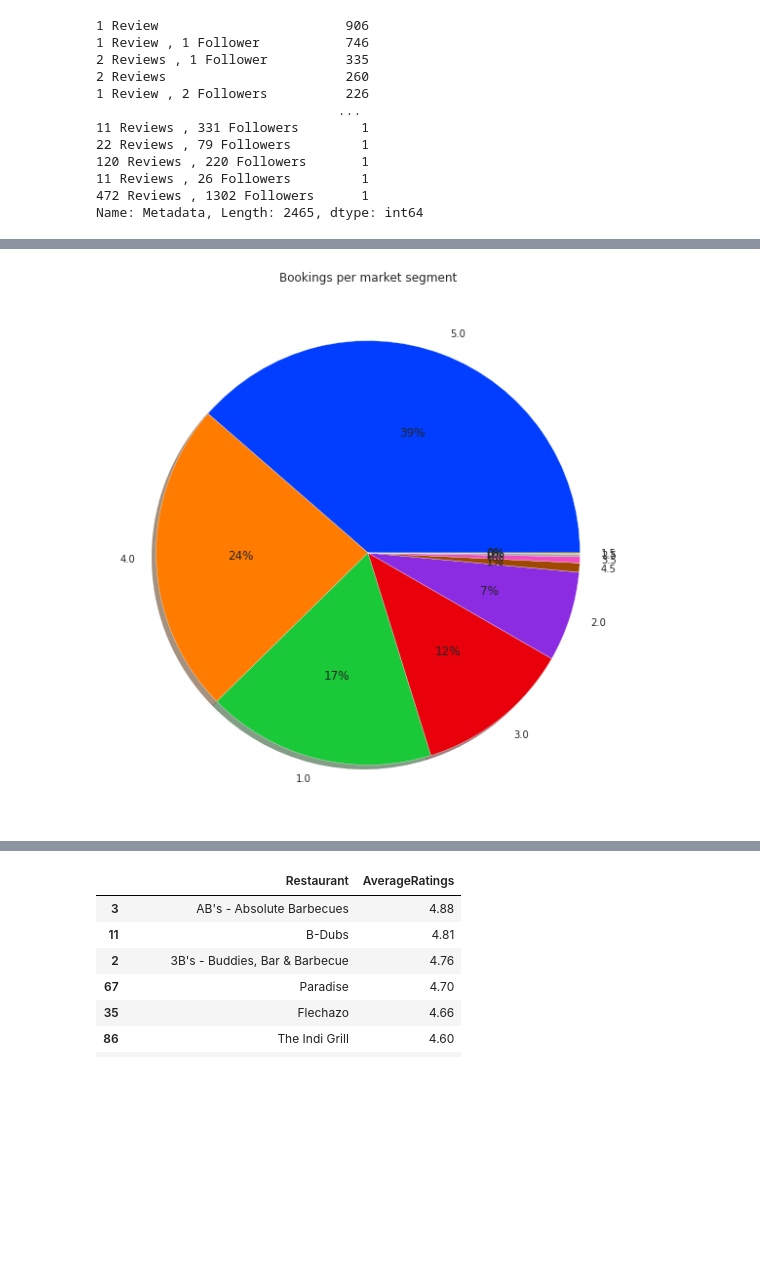
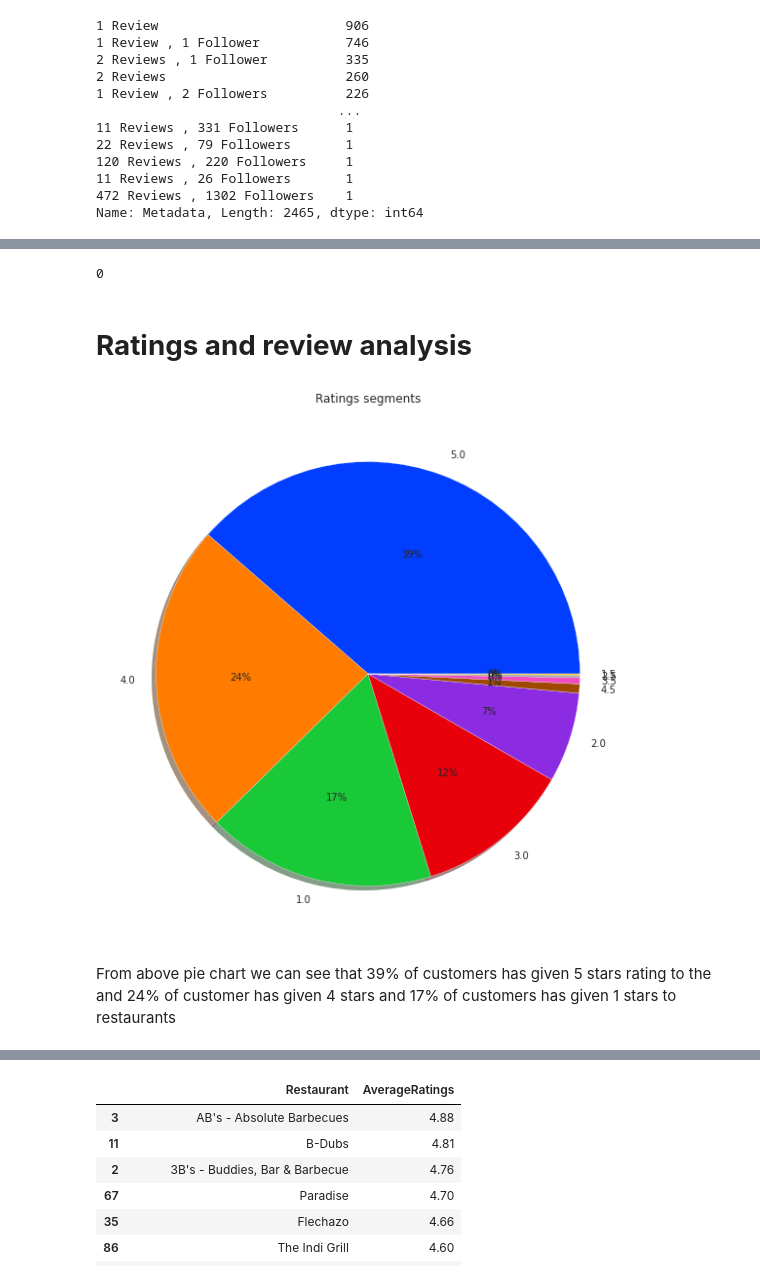
Before and after one commit to Ganeshwalimbe/ZOMATO-RESTAURANT-CLUSTERING-AND-SENTIMENT-ANALYSIS, a Jupyter notebook: Ganesh_Walimbe_Capstone_project_ZOMATO_RESTAURANT_CLUSTERING_AND_SENTIMENT_ANALYSIS.ipynb, the cells around one changed output, grey strips where cells are left out. Saved outputs shown, nothing was run; the diff lists cells and outputs as text; code cells hidden in the pictures; blank space fills up the shorter version.

Commit message:
Finishing Project

```diff
--- a/Ganesh_Walimbe_Capstone_project_ZOMATO_RESTAURANT_CLUSTERING_AND_SENTIMENT_ANALYSIS.ipynb
+++ b/Ganesh_Walimbe_Capstone_project_ZOMATO_RESTAURANT_CLUSTERING_AND_SENTIMENT_ANALYSIS.ipynb
@@ -61,6 +65,6 @@ Mounted at /content/drive
 # %%
 #importing dataset
-data=pd.read_csv('/content/drive/MyDrive/AlmaBetter /Capstone projects /Ganesh Walimbe -capstone project -Company classification/ Zomato Restaurant names and Metadata.csv')
+data=pd.read_csv('/content/drive/MyDrive/AlmaBetter /Capstone projects /Ganesh Walimbe -capstone project -ZOMATO RESTAURANT CLUSTERING AND SENTIMENT ANALYSIS/ Zomato Restaurant names and Metadata.csv')
 # %%
 #printing first 5 rows
 data.head()
@@ -585,2 +605,3 @@ Silhouetter Score of hierachial clustering: 0.553
 # %%
-data1=pd.read_csv('/content/drive/MyDrive/AlmaBetter /Capstone projects /Ganesh Walimbe -capstone project -Company classification/Zomato Restaurant reviews.csv')
+#importing dataset
+data1=pd.read_csv('/content/drive/MyDrive/AlmaBetter /Capstone projects /Ganesh Walimbe -capstone project -ZOMATO RESTAURANT CLUSTERING AND SENTIMENT ANALYSIS/Zomato Restaurant reviews.csv')
@@ -751 +775,6 @@ df_sentiment.duplicated().sum()
+# %%
+#cheking for duplicates
+df_sentiment.duplicated().sum()
+# %% [output]
+0
 # %%
@@ -755,15 +785,19 @@ df_sentiment['Followers'].fillna(0,inplace=True)
 df_sentiment.dropna(inplace=True)
+# %% [markdown]
+# **Ratings and review analysis**
 # %%
-#plotting Bookings per market segment pie chart
+#plotting ratings segment pie chart
 rating=df_sentiment["Rating"].value_counts()
 rating
 plt.figure(figsize=(10,10))
 # define Seaborn color palette to use
 palette_color = sns.color_palette('bright')
 # plotting data on chart
 plt.pie(rating, labels=rating.index, colors=palette_color, autopct='%.0f%%',shadow=True)
-plt.title("Bookings per market segment")
+plt.title("Ratings segments")
 
 plt.show()
 # %% [output]
-[figure, old version]
+[figure, new version]
+# %% [markdown]
+From above pie chart we can see that 39% of customers has given 5 stars rating to the and 24% of customer has given 4 stars and 17% of customers has given 1 stars to restaurants
```
Also changed, not shown: parts of 122 cells of this notebook.
